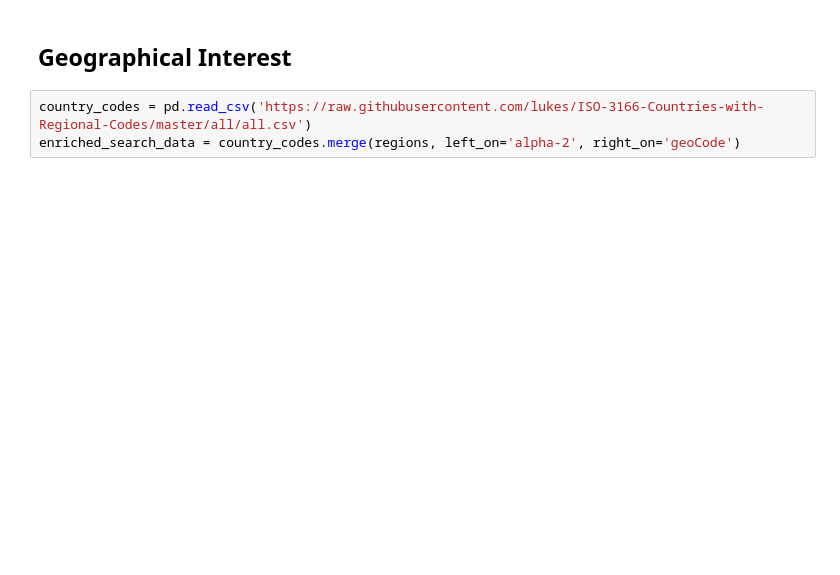
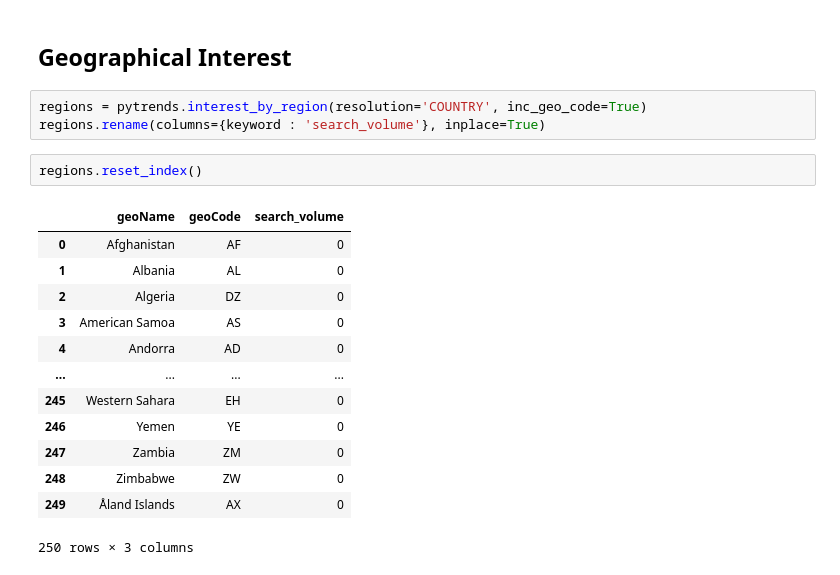
Before and after one commit to khuyentran1401/google_trend, a Jupyter notebook: content/trends.ipynb, the cells around one changed output. Cells and saved outputs as stored; diff of their text form; blank space fills up the shorter version.

```diff
--- a/content/trends.ipynb
+++ b/content/trends.ipynb
@@ -74,6 +59,22 @@ r_o_t_plot
 [interactive output not drawn]
 # %% [markdown]
 ## Geographical Interest
-# %%
-country_codes = pd.read_csv('https://raw.githubusercontent.com/lukes/ISO-3166-Countries-with-Regional-Codes/master/all/all.csv')
-enriched_search_data = country_codes.merge(regions, left_on='alpha-2', right_on='geoCode')
+# %%
+regions = pytrends.interest_by_region(resolution='COUNTRY', inc_geo_code=True)
+regions.rename(columns={keyword : 'search_volume'}, inplace=True)
+# %%
+regions.reset_index()
+# %% [output]
+|  | geoName | geoCode | search_volume |
+| 0 | Afghanistan | AF | 0 |
+| 1 | Albania | AL | 0 |
+| 2 | Algeria | DZ | 0 |
+| 3 | American Samoa | AS | 0 |
+| 4 | Andorra | AD | 0 |
+| ... | ... | ... | ... |
+| 245 | Western Sahara | EH | 0 |
+| 246 | Yemen | YE | 0 |
+| 247 | Zambia | ZM | 0 |
+| 248 | Zimbabwe | ZW | 0 |
+| 249 | Åland Islands | AX | 0 |
+250 rows × 3 columns
```
Also changed, not shown: parts of 6 cells of this notebook.
